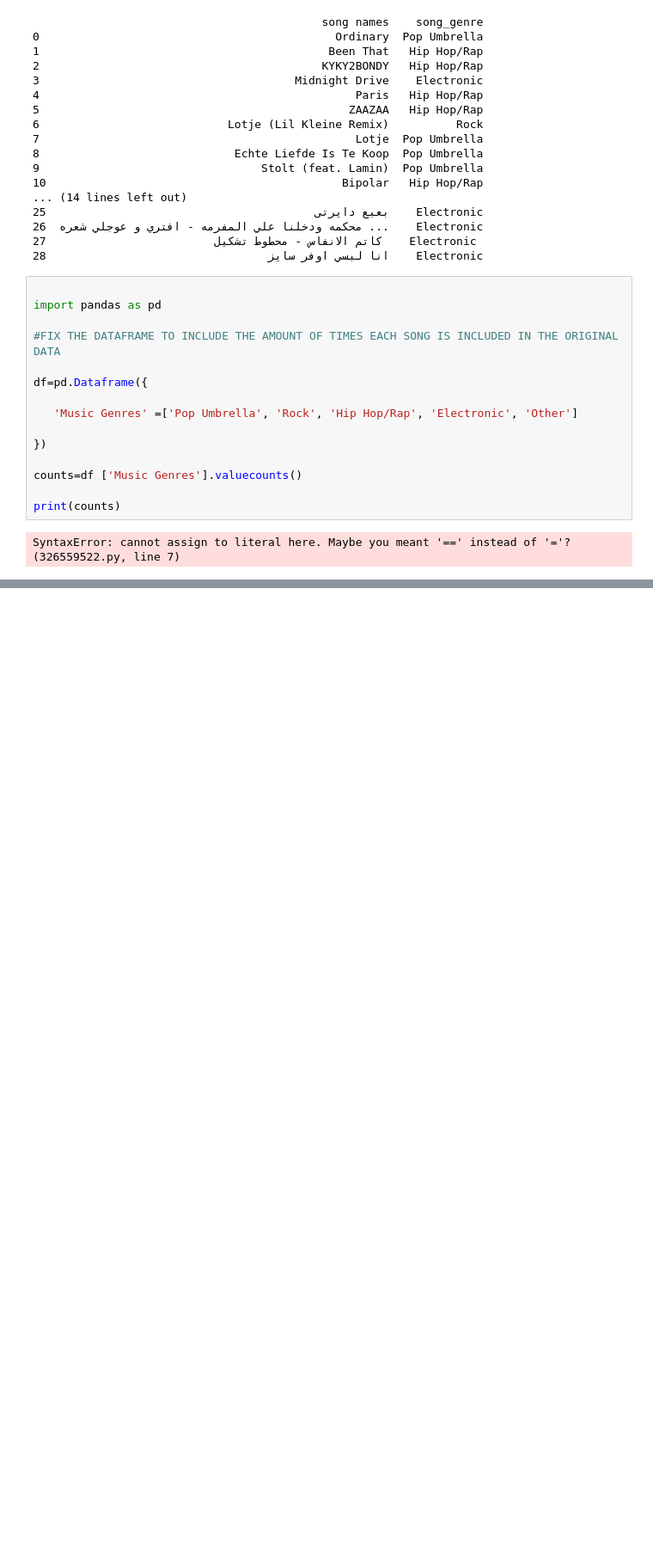
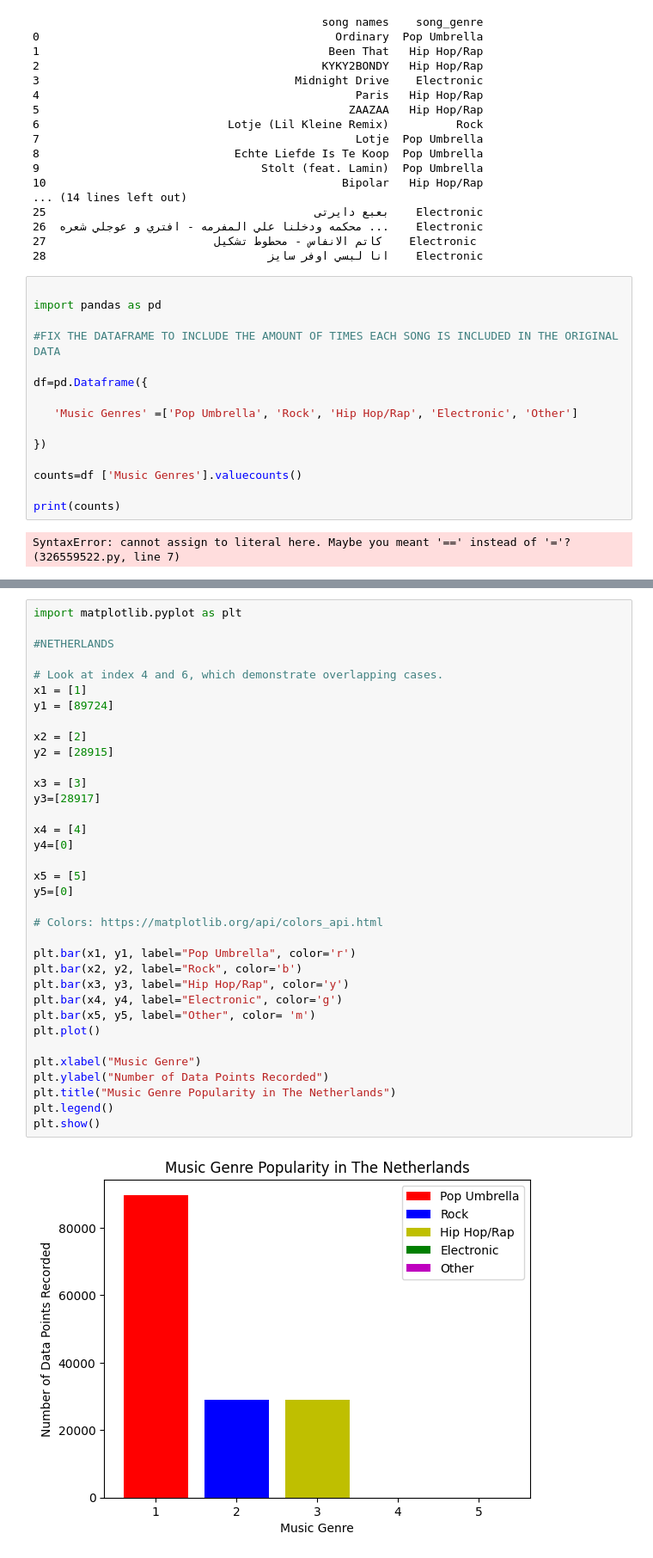
Before and after one commit to datasamp/Data-Science-Music-Genres-QoL, a Jupyter notebook: london.ipynb, the cells around one changed output, grey strips where cells are left out. Shown at 86% size. Drawn from its saved outputs; the diff is of its cells as text; blank space fills up the shorter version.

```diff
--- a/london.ipynb
+++ b/london.ipynb
@@ -280,0 +453,37 @@ SyntaxError: invalid syntax. Perhaps you forgot a comma? (1459492384.py, line 5)
+# %%
+import matplotlib.pyplot as plt
+
+#NETHERLANDS
+
+# Look at index 4 and 6, which demonstrate overlapping cases.
+x1 = [1]
+y1 = [89724]
+
+x2 = [2]
+y2 = [28915]
+
+x3 = [3]
+y3=[28917]
+
+x4 = [4]
+y4=[0]
+
+x5 = [5]
+y5=[0]
+
+# Colors: https://matplotlib.org/api/colors_api.html
+
+plt.bar(x1, y1, label="Pop Umbrella", color='r')
+plt.bar(x2, y2, label="Rock", color='b')
+plt.bar(x3, y3, label="Hip Hop/Rap", color='y')
+plt.bar(x4, y4, label="Electronic", color='g')
+plt.bar(x5, y5, label="Other", color= 'm')
+plt.plot()
+
+plt.xlabel("Music Genre")
+plt.ylabel("Number of Data Points Recorded")
+plt.title("Music Genre Popularity in The Netherlands")
+plt.legend()
+plt.show()
+# %% [output]
+[figure, added]
```
Also changed, not shown: parts of 20 cells of this notebook.
